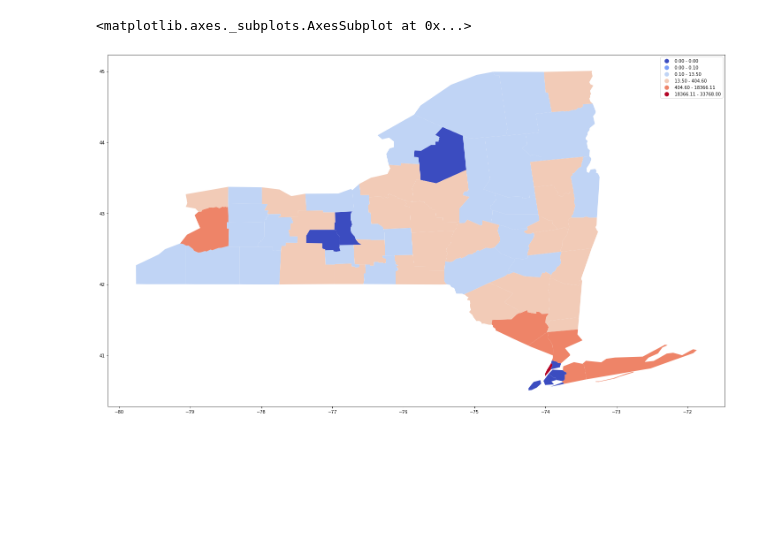
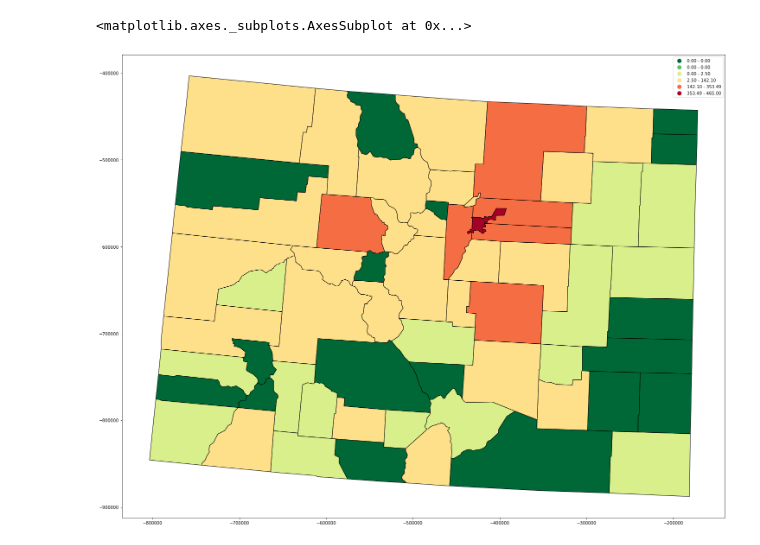
Before and after one commit to sagewall/covid-19, a Jupyter notebook: notebooks/Playground.ipynb, the cells around one changed output. Drawn from its saved outputs; the diff is of its cells as text; code cells hidden in the pictures; blank space fills up the shorter version.

Commit message:
Refactor into plot_state() and plot_us()

```diff
--- a/notebooks/Playground.ipynb
+++ b/notebooks/Playground.ipynb
@@ -43,9 +14,7 @@ us_cases.plot(ax=base, column='Confirmed', cmap='coolwarm', scheme='percentiles'
 # %%
-ny_urls = state_urls('New York')
-ny_cases = geopandas.read_file(ny_urls['cases_url'])[['Confirmed', 'Recovered', 'Deaths', 'Active', 'FIPS']]
-ny_counties = geopandas.read_file(ny_urls['counties_url'])
-ny_county_cases = ny_counties.merge(ny_cases, on='FIPS')
-ny_county_cases.plot(column='Confirmed', cmap='coolwarm', scheme='percentiles', figsize=(25,25), legend='True')
+def plot_state(state_name, column):
+    urls = state_urls(state_name)
+    cases = geopandas.read_file(urls['cases_url'])[['Confirmed', 'Recovered', 'Deaths', 'Active', 'FIPS']]
+    counties = geopandas.read_file(urls['counties_url']).to_crs('EPSG:2163')
+    county_cases = counties.merge(cases, on='FIPS')
+    return county_cases.plot(column=column, cmap='RdYlGn_r', edgecolor='black', scheme='percentiles', figsize=(25,25), legend='True')
-# %% [output]
-<matplotlib.axes._subplots.AxesSubplot at 0x...>
-[figure, removed]
@@ -51,0 +30,5 @@ ny_county_cases.plot(column='Confirmed', cmap='coolwarm', scheme='percentiles',
+# %%
+plot_state('Colorado', 'Confirmed')
+# %% [output]
+<matplotlib.axes._subplots.AxesSubplot at 0x...>
+[figure, added]
```
Also changed, not shown: parts of 13 cells of this notebook.
